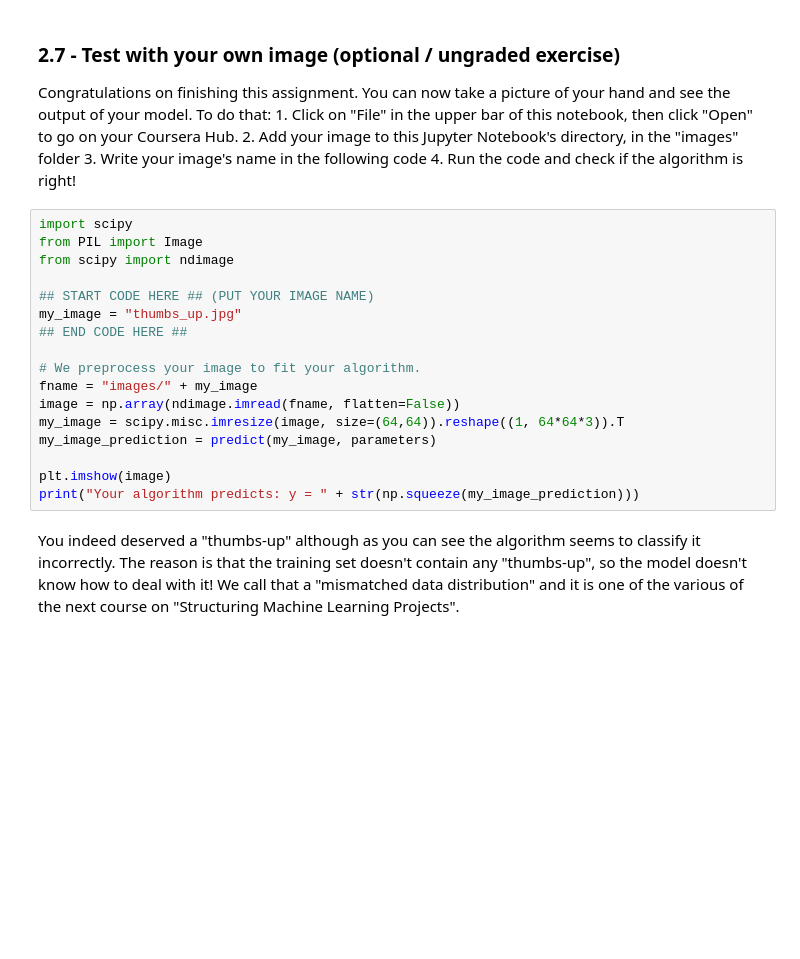
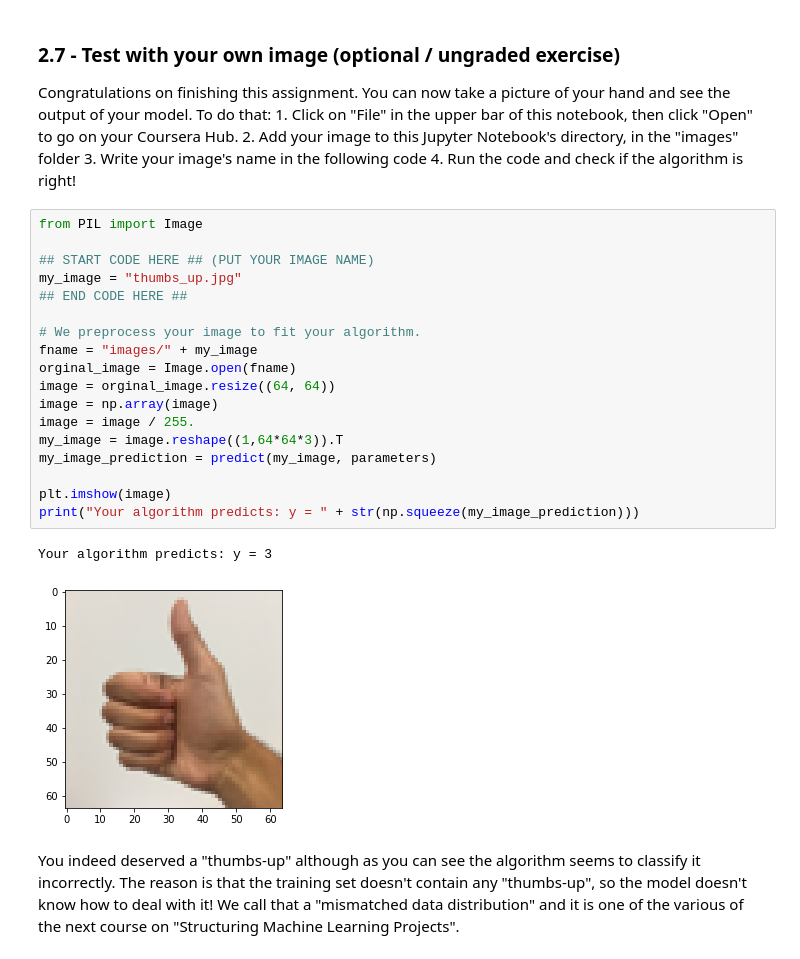
Before and after one commit to MortezaKamrani/ML, a Jupyter notebook: C2 Improving Deep Neural Networks Hyperparameter Tuning, Regularization and Optimization/week3/Tensorflow+Tutorial.ipynb, the cells around one changed output. Cells and saved outputs as stored; diff of their text form; blank space fills up the shorter version.

```diff
--- a/C2 Improving Deep Neural Networks Hyperparameter Tuning, Regularization and Optimization/week3/Tensorflow+Tutorial.ipynb
+++ b/C2 Improving Deep Neural Networks Hyperparameter Tuning, Regularization and Optimization/week3/Tensorflow+Tutorial.ipynb
@@ -1017,22 +1025,26 @@ Congratulations on finishing this assignment. You can now take a picture of your
     3. Write your image's name in the following code
     4. Run the code and check if the algorithm is right!
 # %%
-import scipy
 from PIL import Image
-from scipy import ndimage
 
 ## START CODE HERE ## (PUT YOUR IMAGE NAME)
 my_image = "thumbs_up.jpg"
 ## END CODE HERE ##
 
 # We preprocess your image to fit your algorithm.
 fname = "images/" + my_image
-image = np.array(ndimage.imread(fname, flatten=False))
-my_image = scipy.misc.imresize(image, size=(64,64)).reshape((1, 64*64*3)).T
+orginal_image = Image.open(fname)
+image = orginal_image.resize((64, 64))
+image = np.array(image)
+image = image / 255.
+my_image = image.reshape((1,64*64*3)).T
 my_image_prediction = predict(my_image, parameters)
 
 plt.imshow(image)
 print("Your algorithm predicts: y = " + str(np.squeeze(my_image_prediction)))
+# %% [output]
+Your algorithm predicts: y = 3
+[figure, added]
 # %% [markdown]
 You indeed deserved a "thumbs-up" although as you can see the algorithm seems to classify it incorrectly. The reason is that the training set doesn't contain any "thumbs-up", so the model doesn't know how to deal with it! We call that a "mismatched data distribution" and it is one of the various of the next course on "Structuring Machine Learning Projects".
 # %% [markdown]
```
Also changed, not shown: parts of 2 cells of this notebook, 4 other files.
